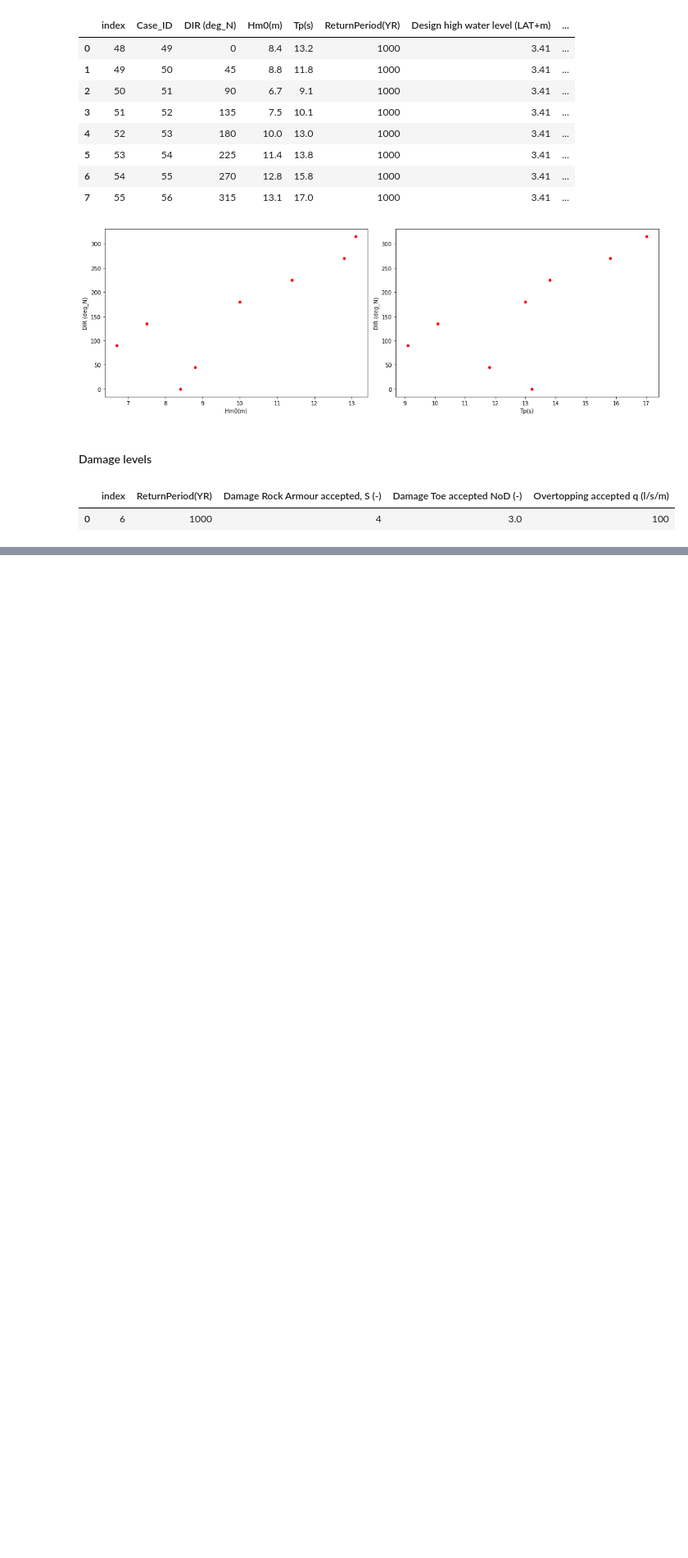
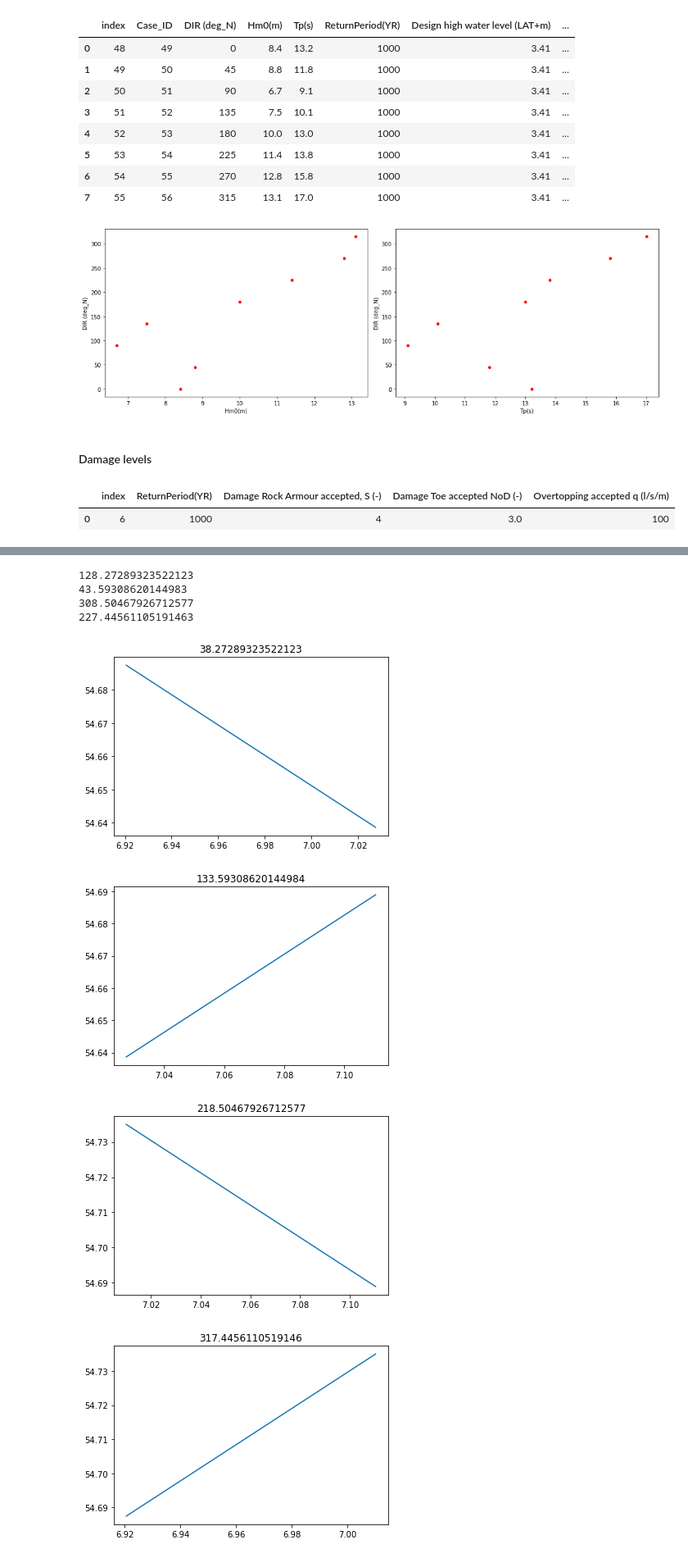
Before and after one commit to Sander-w/breakwater, a Jupyter notebook: Notebooks/Input_Automation.ipynb, the cells around one changed output, grey strips where cells are left out. Shown at 82% size. Cells and saved outputs as stored; diff of their text form; code cells hidden in the pictures; blank space fills up the shorter version.

Commit message:
some code clean-up and beginning of 3D shape

```diff
--- a/Notebooks/Input_Automation.ipynb
+++ b/Notebooks/Input_Automation.ipynb
@@ -11,6 +13,9 @@ import matplotlib.pyplot as plt
+# %%
+#Path excel file
+path = 'Excel_Files/Input_Energy_Island.xlsx'
 # %%
-df_input_hydraulic = pd.read_excel('Excel_Files/Input_Energy_Island.xlsx', sheet_name= 'Hydraulic_Design_Conditions')
-df_input_damage = pd.read_excel('Excel_Files/Input_Energy_Island.xlsx', sheet_name= 'Design_Requirements')
+df_input_hydraulic = pd.read_excel(path, sheet_name= 'Hydraulic_Design_Conditions')
+df_input_damage = pd.read_excel(path, sheet_name= 'Design_Requirements')
 # %%
 df_input_hydraulic.head(3)
 # %% [output]
@@ -68,0 +76,2 @@ q = df_input_damage['Overtopping accepted q (l/s/m)'].values[0]
+# %%
+path = 'Energy Island rectangular.kml'
@@ -68,0 +83,7 @@ q = df_input_damage['Overtopping accepted q (l/s/m)'].values[0]
+# %%
+wave_directions = {}
+
+for index, row in df_input_hydraulic.iterrows():
+    wave_directions[row['DIR (deg_N)']] = {'Hm0': row['Hm0(m)'], 'Tp': row['Tp(s)']}
+
+wave_directions
@@ -68,0 +99,11 @@ q = df_input_damage['Overtopping accepted q (l/s/m)'].values[0]
+# %%
+bw.governing_wave_direction(kml_path= path, wave_directions= wave_directions, shape= 'LinearRing')
+# %% [output]
+128.27289323522123
+43.59308620144983
+308.50467926712577
+227.44561105191463
+[figure, added]
+[figure, added]
+[figure, added]
+[figure, added]
```
Also changed, not shown: parts of 5 cells of this notebook, 13 other files.
